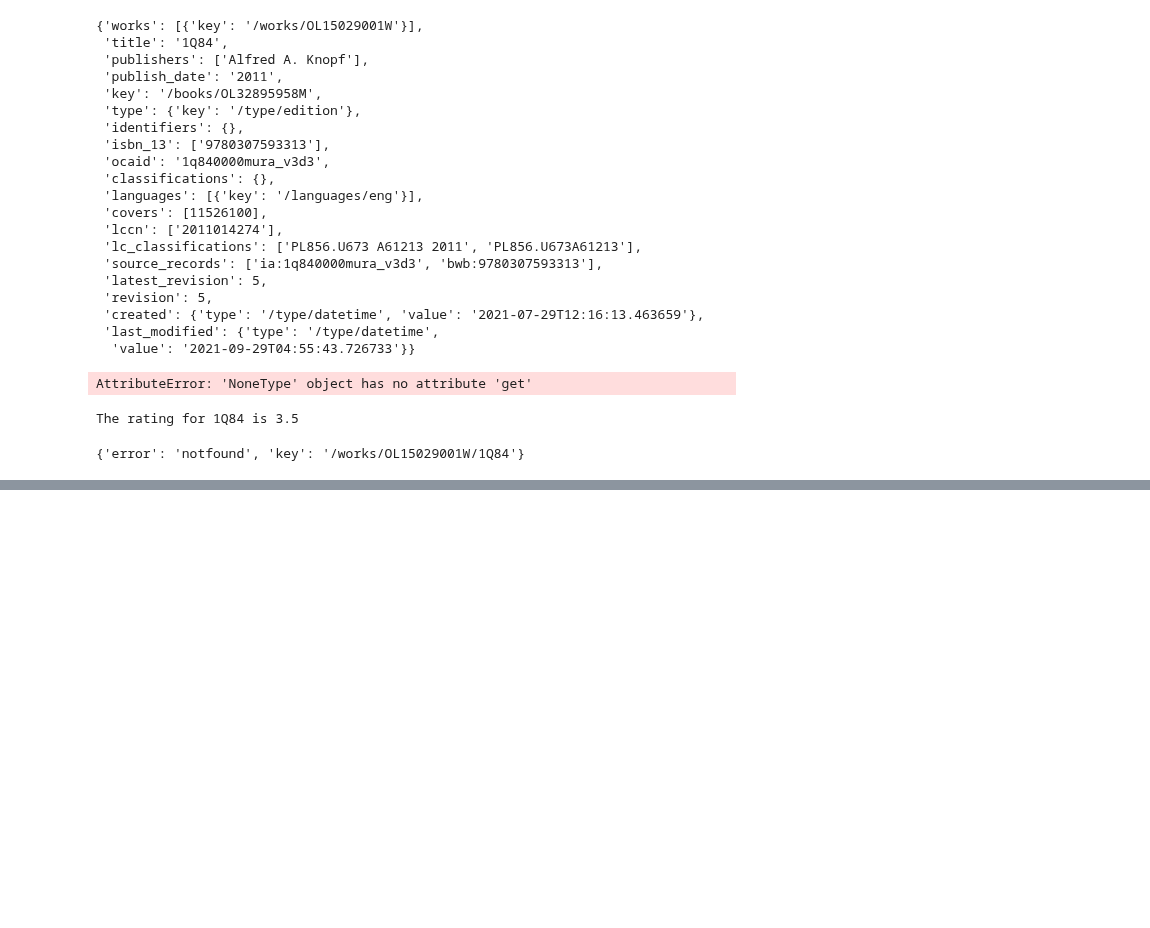
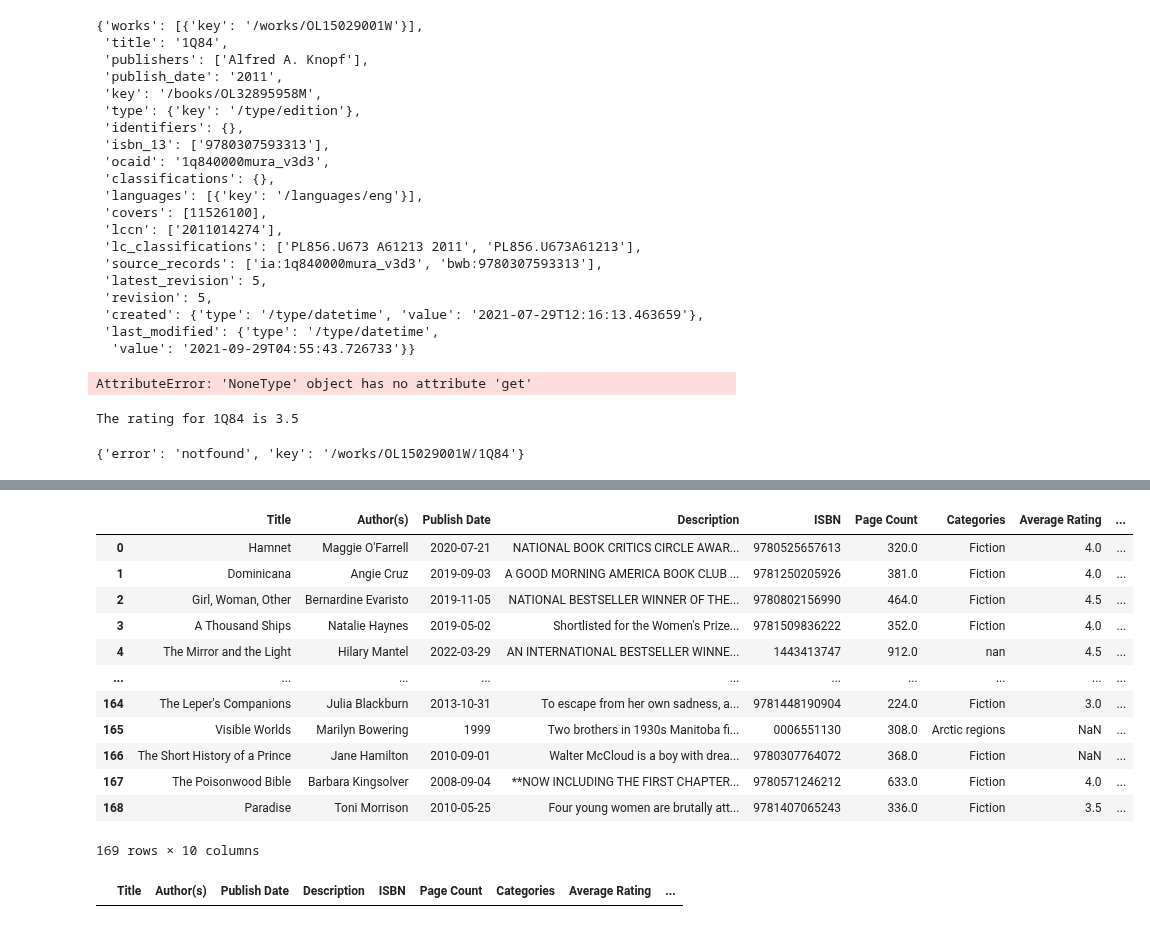
Before and after one commit to lalelisealstad/mybook-dashboard, a Jupyter notebook: app.ipynb, the cells around one changed output, grey strips where cells are left out. Saved outputs shown, nothing was run; the diff lists cells and outputs as text; code cells hidden in the pictures; blank space fills up the shorter version.

```diff
--- a/app.ipynb
+++ b/app.ipynb
@@ -172,20 +172,3 @@ else:
     print("No results found.")
 # %% [output]
 KeyError: 'key'
-# %%
-import requests
-
-# Replace the ISBN with the ISBN of the book you're interested in
-isbn = "9780307593313"
-
-# Make a request to the Open Library API
-response = requests.get(f"https://openlibrary.org/isbn/{isbn}.json")
-
-# Extract the book information from the response
-data = response.json()
-
-# Access the reviews for the book
-book_reviews = data[f"ISBN:{isbn}"]["details"]["reviews"]
-
-# Print the book reviews
-print(book_reviews)
@@ -276,0 +534,46 @@ data
+# %%
+def book_info_add(df):
+    """
+    Iterates over a dataframe with book title and author to collect book information from Google Books API
+    by applying the get_book_info funcation to all the rows of books in the dataframe.
+    Returns the book information in a dataframe
+    Params: a dataframe with the columns Author and Title.
+    """
+
+    # Create an empty DataFrame to store the book information
+    combined_book_info = pd.DataFrame()
+
+    # Iterate over the rows of the dataset
+    for _, row in df.iterrows():
+        book_name = row['Title']
+        author_name = row['Author']
+
+        # Call the get_book_info function for each book
+        book_info = get_book_info(book_name, author_name)
+
+        # Concatenate the resulting DataFrame to the combined_book_info DataFrame
+        combined_book_info = pd.concat([combined_book_info, book_info])
+
+    # Reset the index of the combined DataFrame
+    combined_book_info = combined_book_info.reset_index(drop=True)
+
+    # Display the combined DataFrame
+    return combined_book_info
+# %% [output]
+|  | Title | Author(s) | Publish Date | Description | ISBN | Page Count | Categories | Average Rating | ... |
+| 0 | Hamnet | Maggie O'Farrell | 2020-07-21 | NATIONAL BOOK CRITICS CIRCLE AWAR... | 9780525657613 | 320.0 | Fiction | 4.0 | ... |
+| 1 | Dominicana | Angie Cruz | 2019-09-03 | A GOOD MORNING AMERICA BOOK CLUB ... | 9781250205926 | 381.0 | Fiction | 4.0 | ... |
+| 2 | Girl, Woman, Other | Bernardine Evaristo | 2019-11-05 | NATIONAL BESTSELLER WINNER OF THE... | 9780802156990 | 464.0 | Fiction | 4.5 | ... |
+| 3 | A Thousand Ships | Natalie Haynes | 2019-05-02 | Shortlisted for the Women's Prize... | 9781509836222 | 352.0 | Fiction | 4.0 | ... |
+| 4 | The Mirror and the Light | Hilary Mantel | 2022-03-29 | AN INTERNATIONAL BESTSELLER WINNE... | 1443413747 | 912.0 | nan | 4.5 | ... |
+| ... | ... | ... | ... | ... | ... | ... | ... | ... | ... |
+| 164 | The Leper's Companions | Julia Blackburn | 2013-10-31 | To escape from her own sadness, a... | 9781448190904 | 224.0 | Fiction | 3.0 | ... |
+| 165 | Visible Worlds | Marilyn Bowering | 1999 | Two brothers in 1930s Manitoba fi... | 0006551130 | 308.0 | Arctic regions | NaN | ... |
+| 166 | The Short History of a Prince | Jane Hamilton | 2010-09-01 | Walter McCloud is a boy with drea... | 9780307764072 | 368.0 | Fiction | NaN | ... |
+| 167 | The Poisonwood Bible | Barbara Kingsolver | 2008-09-04 | **NOW INCLUDING THE FIRST CHAPTER... | 9780571246212 | 633.0 | Fiction | 4.0 | ... |
+| 168 | Paradise | Toni Morrison | 2010-05-25 | Four young women are brutally att... | 9781407065243 | 336.0 | Fiction | 3.5 | ... |
+169 rows × 10 columns
+# %%
+combined_book_info.query("Title.str.contains('Grace Williams Says it Loud') == True")
+# %% [output]
+|  | Title | Author(s) | Publish Date | Description | ISBN | Page Count | Categories | Average Rating | ... |
```
Also changed, not shown: parts of 9 cells of this notebook, 9 other files.
